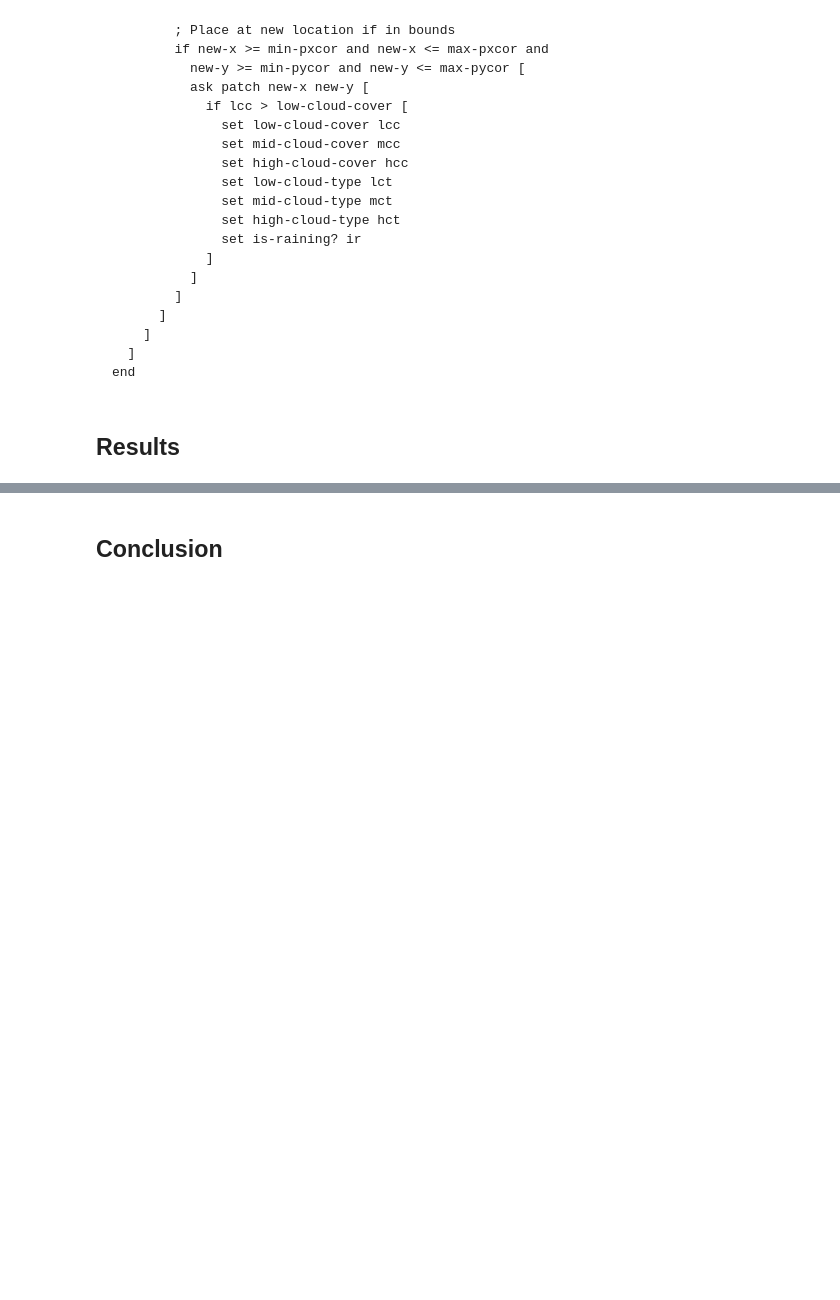
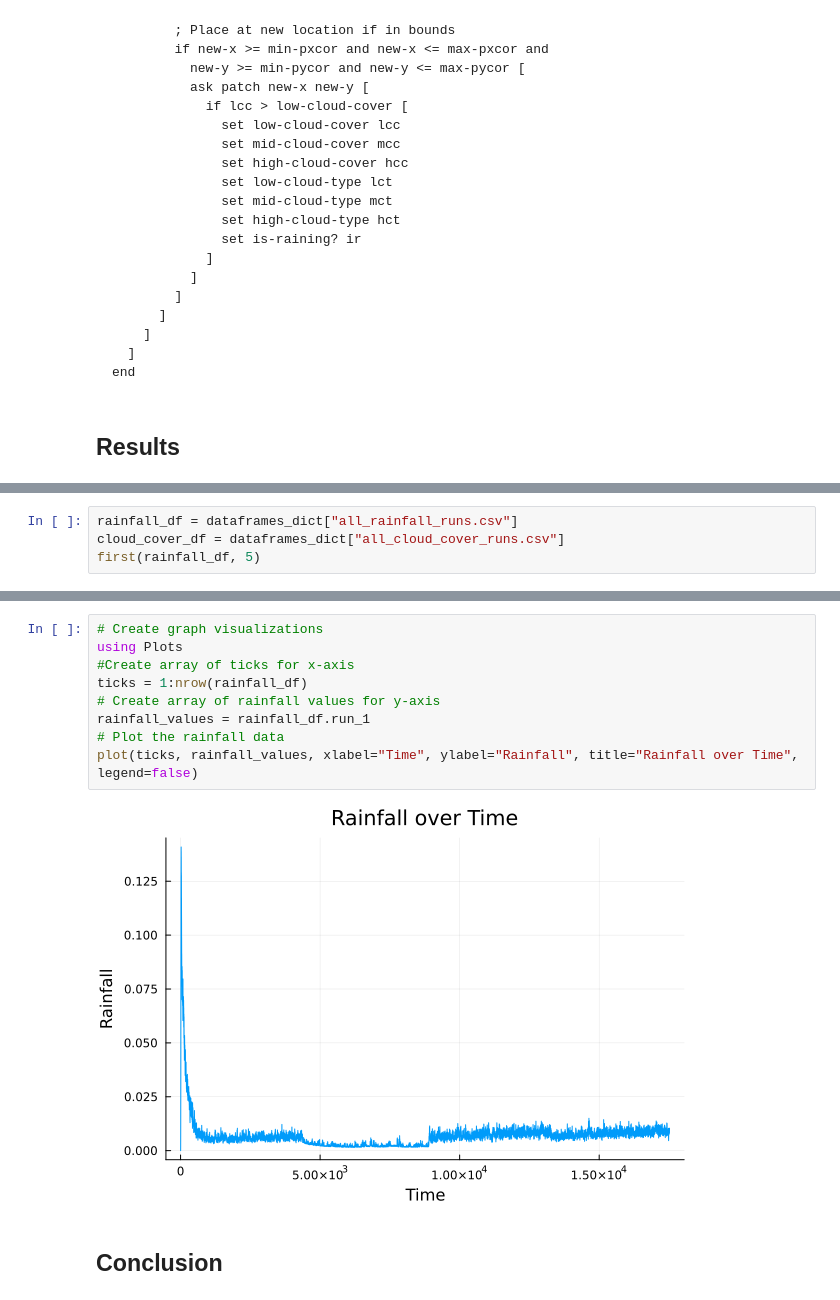
Before and after one commit to MStirmel02/MTH445Final, a Jupyter notebook: MTH445FinalProj.ipynb, the cells around one changed output, grey strips where cells are left out. Drawn from its saved outputs; the diff is of its cells as text; blank space fills up the shorter version.

Commit message:
Added graph of rainfall vs time

```diff
--- a/MTH445FinalProj.ipynb
+++ b/MTH445FinalProj.ipynb
@@ -567,0 +583,4 @@ dataframes_dict = load_csv_files_to_dataframes("Data")
+# %%
+rainfall_df = dataframes_dict["all_rainfall_runs.csv"]
+cloud_cover_df = dataframes_dict["all_cloud_cover_runs.csv"]
+first(rainfall_df, 5)
@@ -568,2 +596,13 @@ dataframes_dict = load_csv_files_to_dataframes("Data")
+# %%
+# Create graph visualizations
+using Plots
+#Create array of ticks for x-axis
+ticks = 1:nrow(rainfall_df)
+# Create array of rainfall values for y-axis
+rainfall_values = rainfall_df.run_1
+# Plot the rainfall data
+plot(ticks, rainfall_values, xlabel="Time", ylabel="Rainfall", title="Rainfall over Time", legend=false)
+# %% [output]
+[figure, added]
 # %% [markdown]
 ## Conclusion
```
Also changed, not shown: parts of 3 cells of this notebook.
